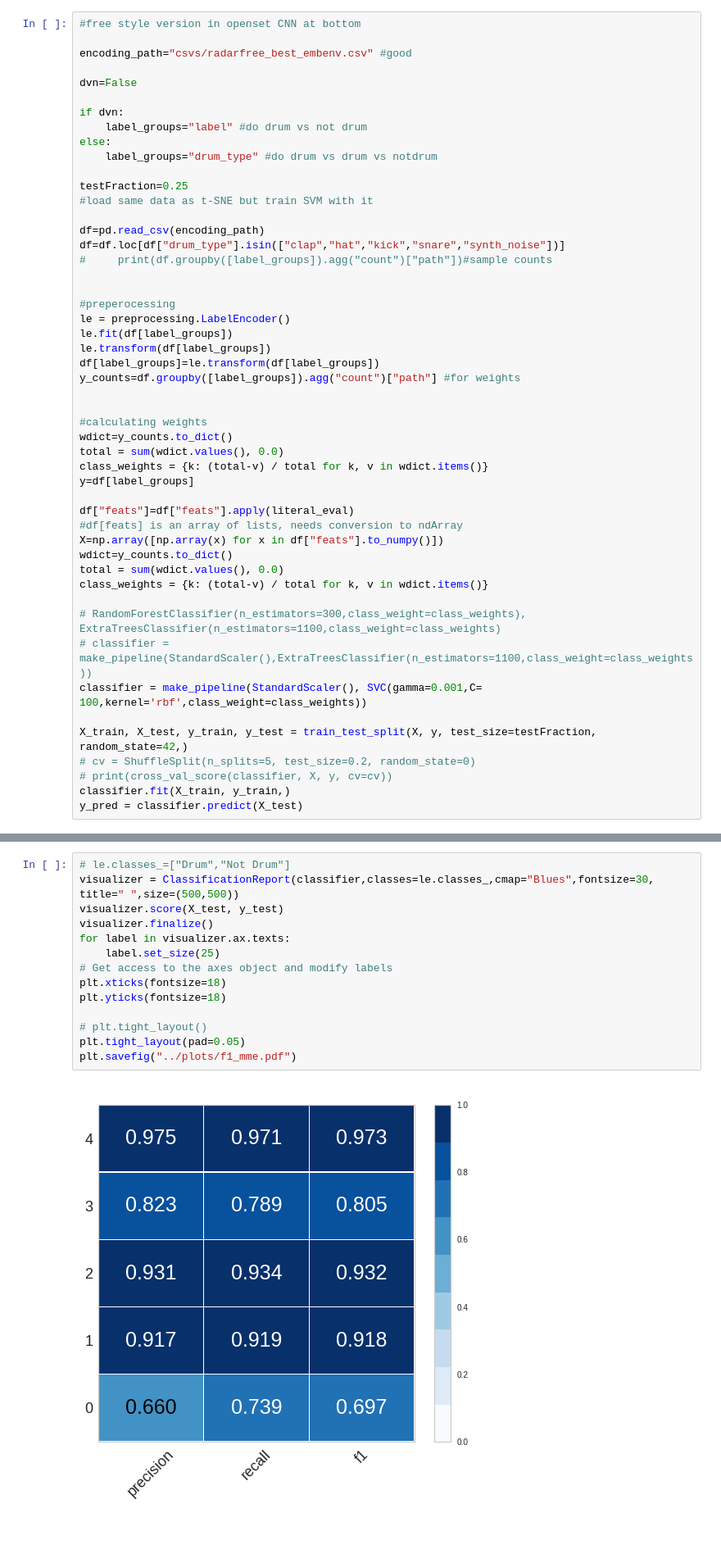
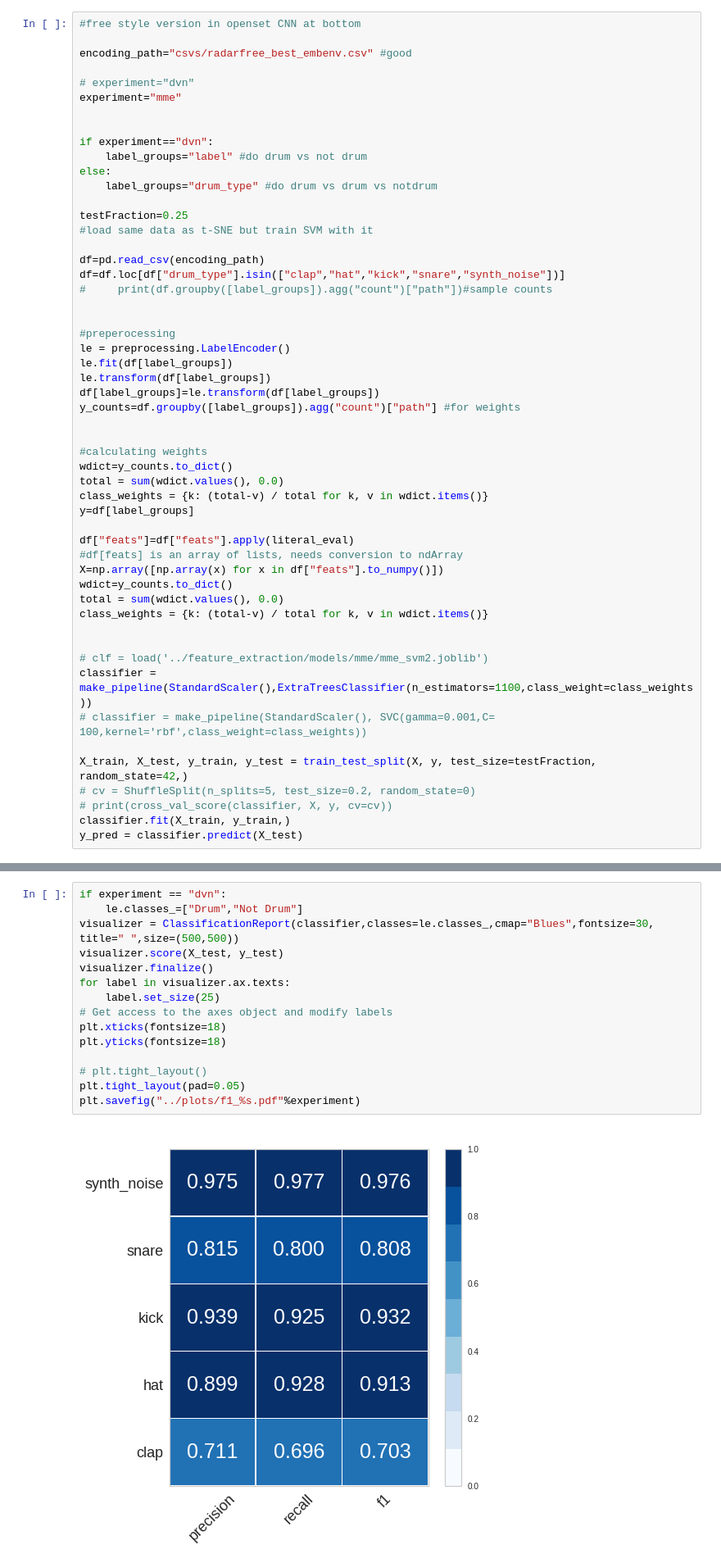
Before and after one commit to imilas/Synths_Stacks_Search, a Jupyter notebook: feature_extraction/openset_SVM.ipynb, the cells around one changed output, grey strips where cells are left out. Shown: that part at 82% size. Saved outputs shown, nothing was run; the diff lists cells and outputs as text; blank space fills up the shorter version.

```diff
--- a/feature_extraction/openset_SVM.ipynb
+++ b/feature_extraction/openset_SVM.ipynb
@@ -272,9 +272,11 @@ with open("../plots/mme_comparisons_mme.pdf", "wb") as f:
 
 encoding_path="csvs/radarfree_best_embenv.csv" #good
 
-dvn=False
+# experiment="dvn"
+experiment="mme"
 
-if dvn:
+
+if experiment=="dvn":
     label_groups="label" #do drum vs not drum
 else:
     label_groups="drum_type" #do drum vs drum vs notdrum
@@ -308,9 +310,10 @@ wdict=y_counts.to_dict()
 total = sum(wdict.values(), 0.0)
 class_weights = {k: (total-v) / total for k, v in wdict.items()}
 
-# RandomForestClassifier(n_estimators=300,class_weight=class_weights), ExtraTreesClassifier(n_estimators=1100,class_weight=class_weights)
-# classifier = make_pipeline(StandardScaler(),ExtraTreesClassifier(n_estimators=1100,class_weight=class_weights))
-classifier = make_pipeline(StandardScaler(), SVC(gamma=0.001,C= 100,kernel='rbf',class_weight=class_weights))
+
+# clf = load('../feature_extraction/models/mme/mme_svm2.joblib')
+classifier = make_pipeline(StandardScaler(),ExtraTreesClassifier(n_estimators=1100,class_weight=class_weights))
+# classifier = make_pipeline(StandardScaler(), SVC(gamma=0.001,C= 100,kernel='rbf',class_weight=class_weights))
 
 X_train, X_test, y_train, y_test = train_test_split(X, y, test_size=testFraction, random_state=42,)
 # cv = ShuffleSplit(n_splits=5, test_size=0.2, random_state=0)
@@ -325,21 +328,22 @@ le.classes_
 # %% [output]
 array(['clap', 'hat', 'kick', 'snare', 'synth_noise'], dtype=object)
 # %%
-# le.classes_=["Drum","Not Drum"]
+if experiment == "dvn":
+    le.classes_=["Drum","Not Drum"]
 visualizer = ClassificationReport(classifier,classes=le.classes_,cmap="Blues",fontsize=30, title=" ",size=(500,500))
 visualizer.score(X_test, y_test)
 visualizer.finalize()
 for label in visualizer.ax.texts:
     label.set_size(25)
 # Get access to the axes object and modify labels
 plt.xticks(fontsize=18)
 plt.yticks(fontsize=18)
 
 # plt.tight_layout()
 plt.tight_layout(pad=0.05)
-plt.savefig("../plots/f1_mme.pdf")
+plt.savefig("../plots/f1_%s.pdf"%experiment)
 # %% [output]
-[figure, old version]
+[figure, new version]
 # %%
 
 cm = ConfusionMatrix(classifier, classes=le.classes_,cmap="Blues",fontsize=30,title=" ",size=(500,500))
```
Also changed, not shown: parts of 2 cells of this notebook, 7 other files.
